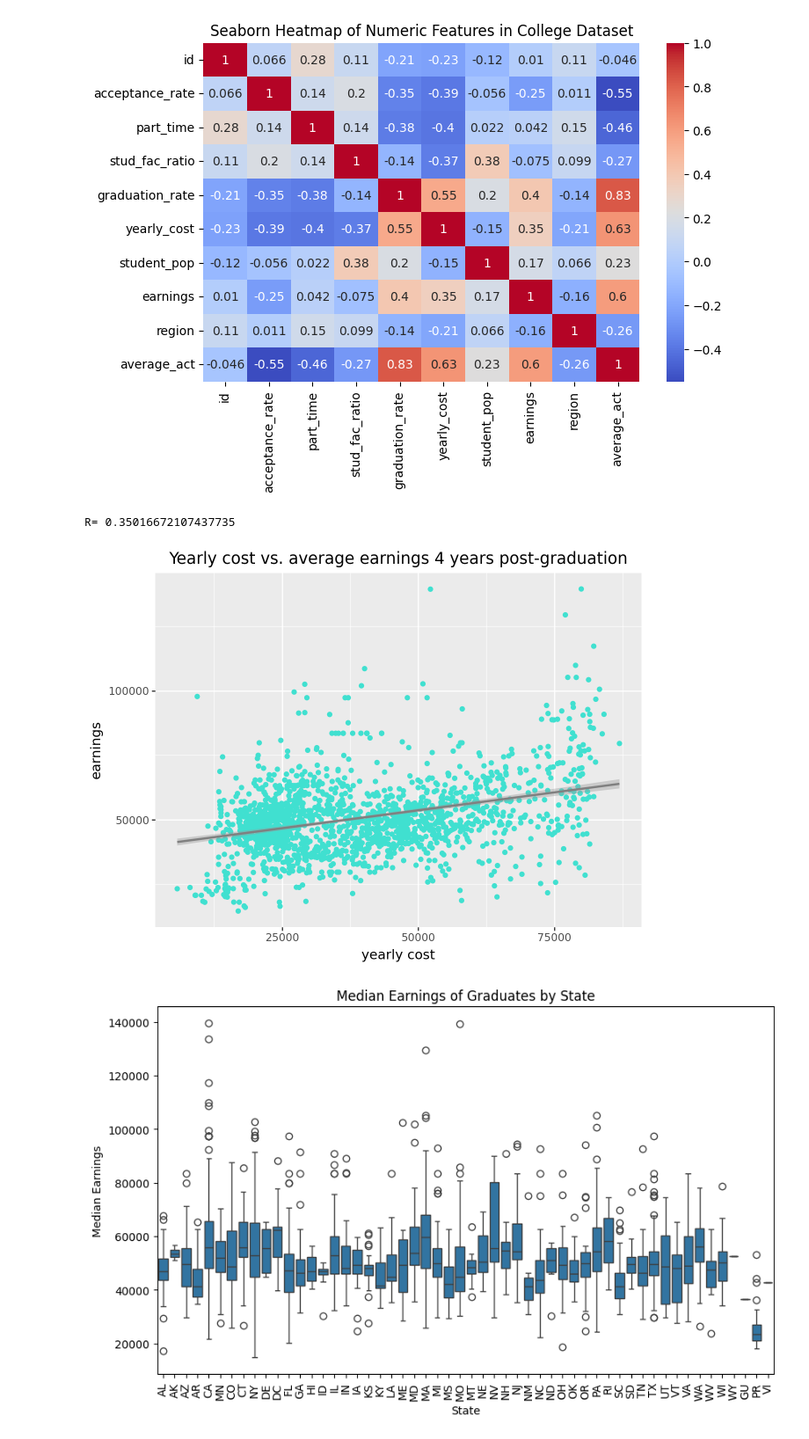
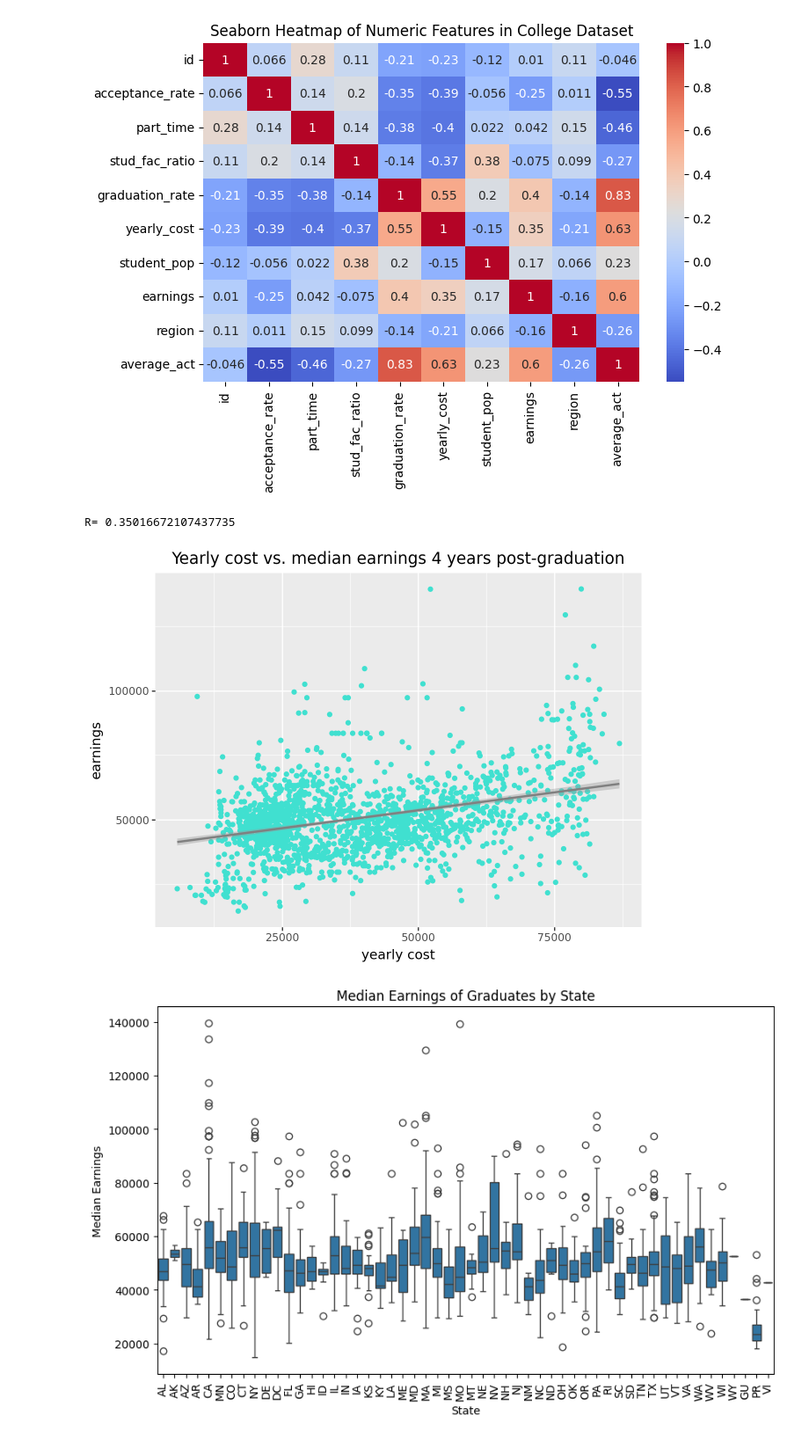
Before and after one commit to rachel1234561/ds2002project, a Jupyter notebook: analysis_viz.ipynb, the cells around one changed output. Shown at 88% size. Drawn from its saved outputs; the diff is of its cells as text; code cells hidden in the pictures.

```diff
--- a/analysis_viz.ipynb
+++ b/analysis_viz.ipynb
@@ -66,11 +66,11 @@ plt.show()
 # %%
 # Create a scatterplot to explore relationship between post-graduation earnings and cost of college attendance.
 r_1 = data['yearly_cost'].corr(data['earnings'])
 print('R=',r_1)
-ggplot(data,aes(x='yearly_cost',y='earnings'))+geom_point(color='turquoise')+geom_smooth(color='gray')+labs(title='Yearly cost vs. average earnings 4 years post-graduation',x='yearly cost')
+ggplot(data,aes(x='yearly_cost',y='earnings'))+geom_point(color='turquoise')+geom_smooth(color='gray')+labs(title='Yearly cost vs. median earnings 4 years post-graduation',x='yearly cost')
 # %% [output]
 R= 0.35016672107437735
-[figure, old version]
+[figure, new version]
 # %%
 # Create a box plot to compare median earnings by state
 plt.figure(figsize=(10, 6))
```
